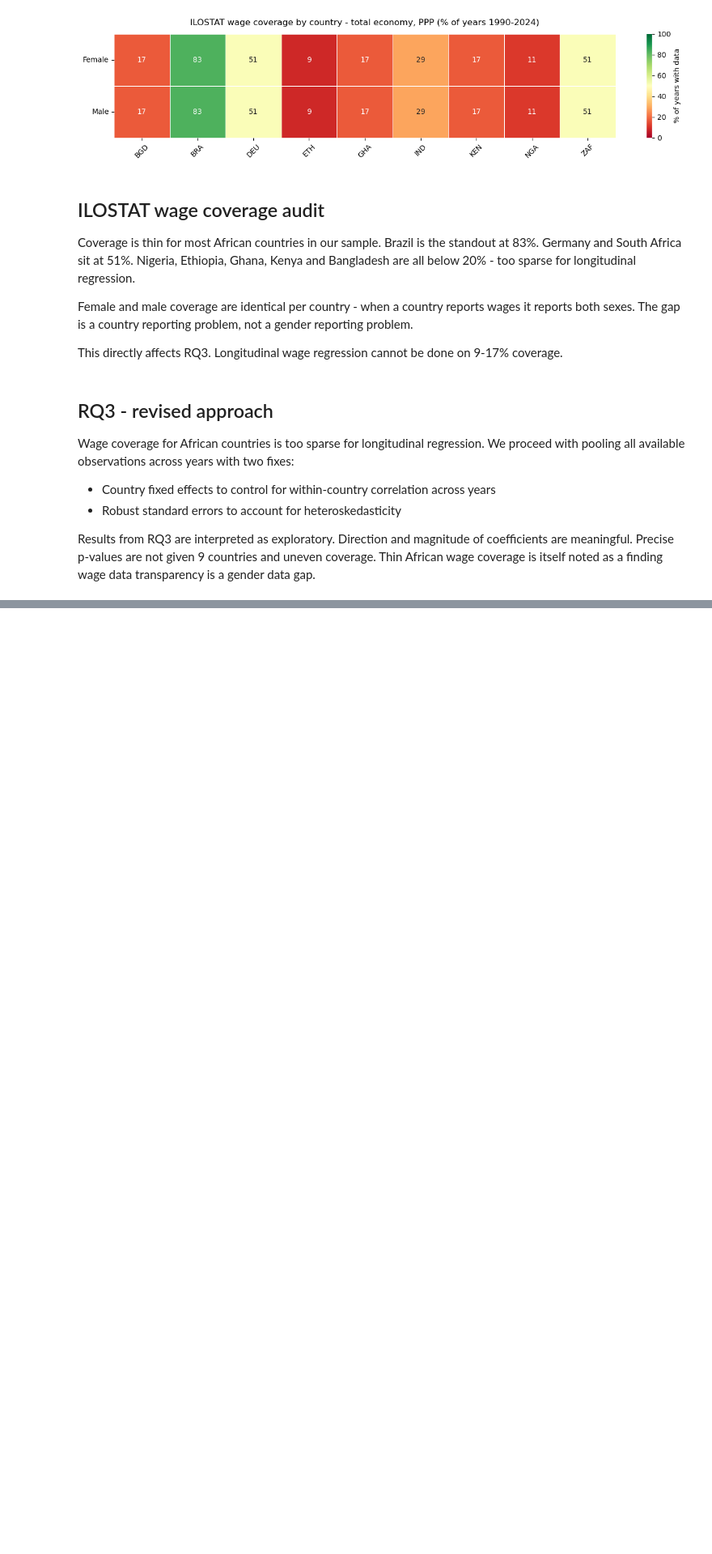
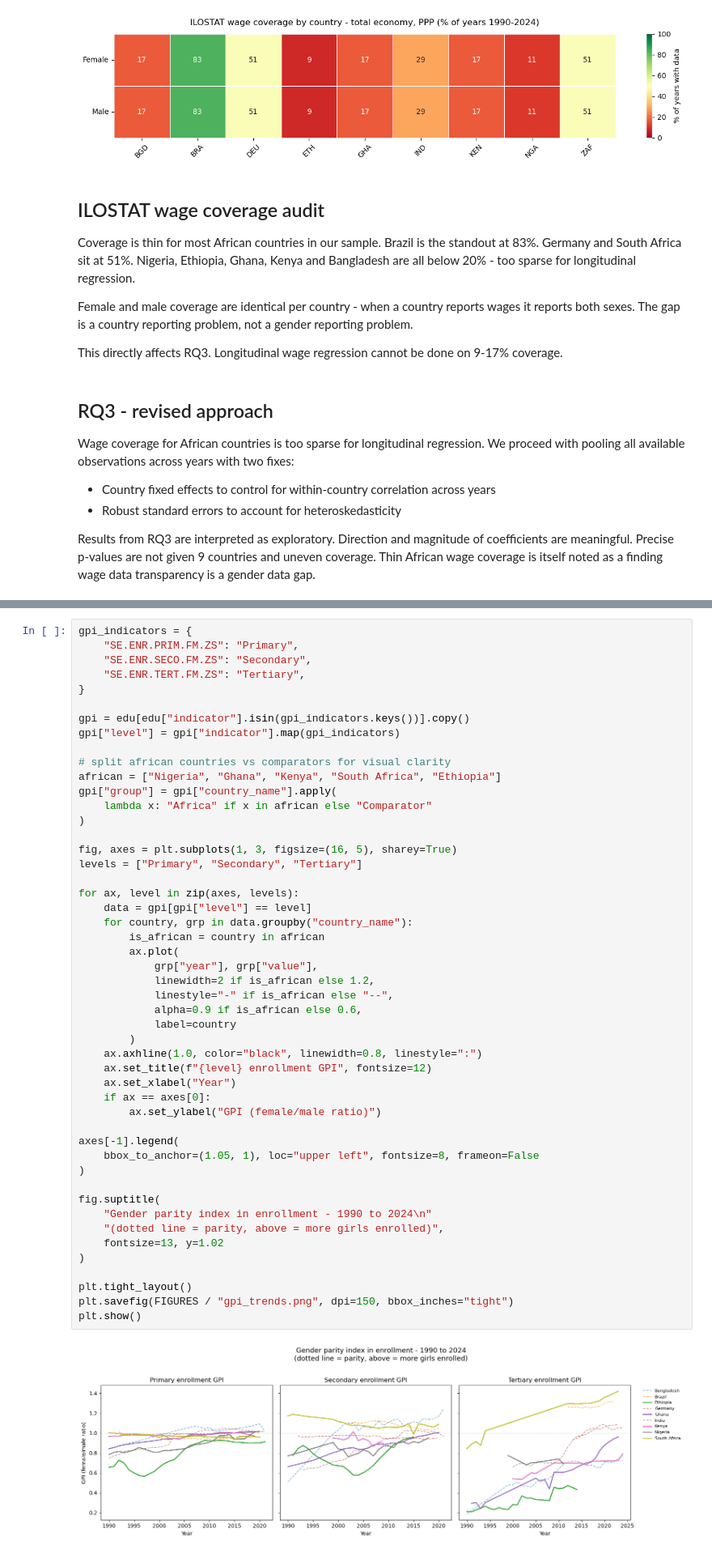
Before and after one commit to kozah04/gender-inequality, a Jupyter notebook: notebooks/eda.ipynb, the cells around one changed output, grey strips where cells are left out. Shown at 81% size. Drawn from its saved outputs; the diff is of its cells as text; blank space fills up the shorter version.

```diff
--- a/notebooks/eda.ipynb
+++ b/notebooks/eda.ipynb
@@ -380,0 +426,51 @@ Results from RQ3 are interpreted as exploratory. Direction and magnitude of coef
+# %%
+gpi_indicators = {
+    "SE.ENR.PRIM.FM.ZS": "Primary",
+    "SE.ENR.SECO.FM.ZS": "Secondary",
+    "SE.ENR.TERT.FM.ZS": "Tertiary",
+}
+
+gpi = edu[edu["indicator"].isin(gpi_indicators.keys())].copy()
+gpi["level"] = gpi["indicator"].map(gpi_indicators)
+
+# split african countries vs comparators for visual clarity
+african = ["Nigeria", "Ghana", "Kenya", "South Africa", "Ethiopia"]
+gpi["group"] = gpi["country_name"].apply(
+    lambda x: "Africa" if x in african else "Comparator"
+)
+
+fig, axes = plt.subplots(1, 3, figsize=(16, 5), sharey=True)
+levels = ["Primary", "Secondary", "Tertiary"]
+
+for ax, level in zip(axes, levels):
+    data = gpi[gpi["level"] == level]
+    for country, grp in data.groupby("country_name"):
+        is_african = country in african
+        ax.plot(
+            grp["year"], grp["value"],
+            linewidth=2 if is_african else 1.2,
+            linestyle="-" if is_african else "--",
+            alpha=0.9 if is_african else 0.6,
+            label=country
+        )
+    ax.axhline(1.0, color="black", linewidth=0.8, linestyle=":")
+    ax.set_title(f"{level} enrollment GPI", fontsize=12)
+    ax.set_xlabel("Year")
+    if ax == axes[0]:
+        ax.set_ylabel("GPI (female/male ratio)")
+
+axes[-1].legend(
+    bbox_to_anchor=(1.05, 1), loc="upper left", fontsize=8, frameon=False
+)
+
+fig.suptitle(
+    "Gender parity index in enrollment - 1990 to 2024\n"
+    "(dotted line = parity, above = more girls enrolled)",
+    fontsize=13, y=1.02
+)
+
+plt.tight_layout()
+plt.savefig(FIGURES / "gpi_trends.png", dpi=150, bbox_inches="tight")
+plt.show()
+# %% [output]
+[figure, added]
```
Also changed, not shown: parts of 15 cells of this notebook, 1 other file.
